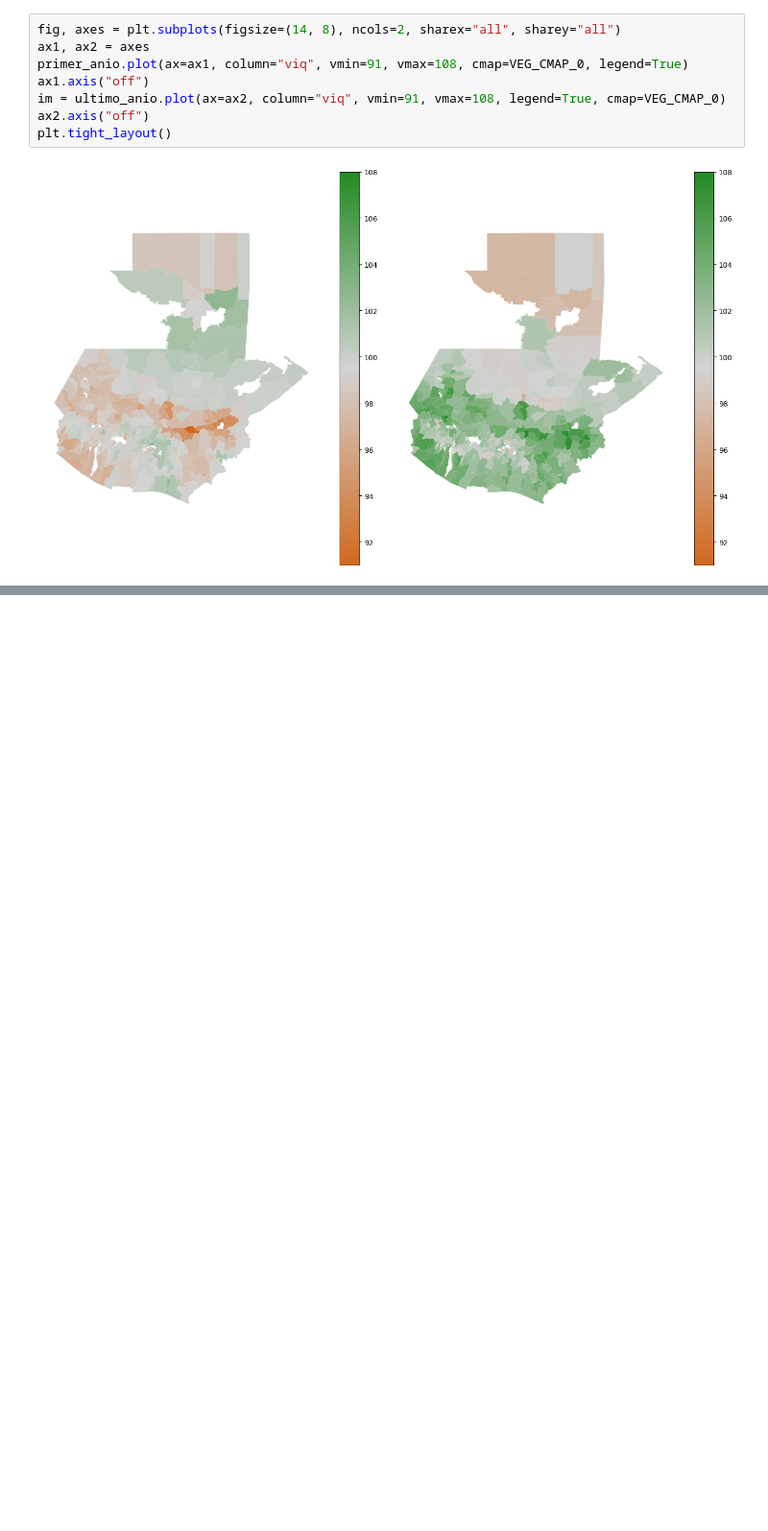
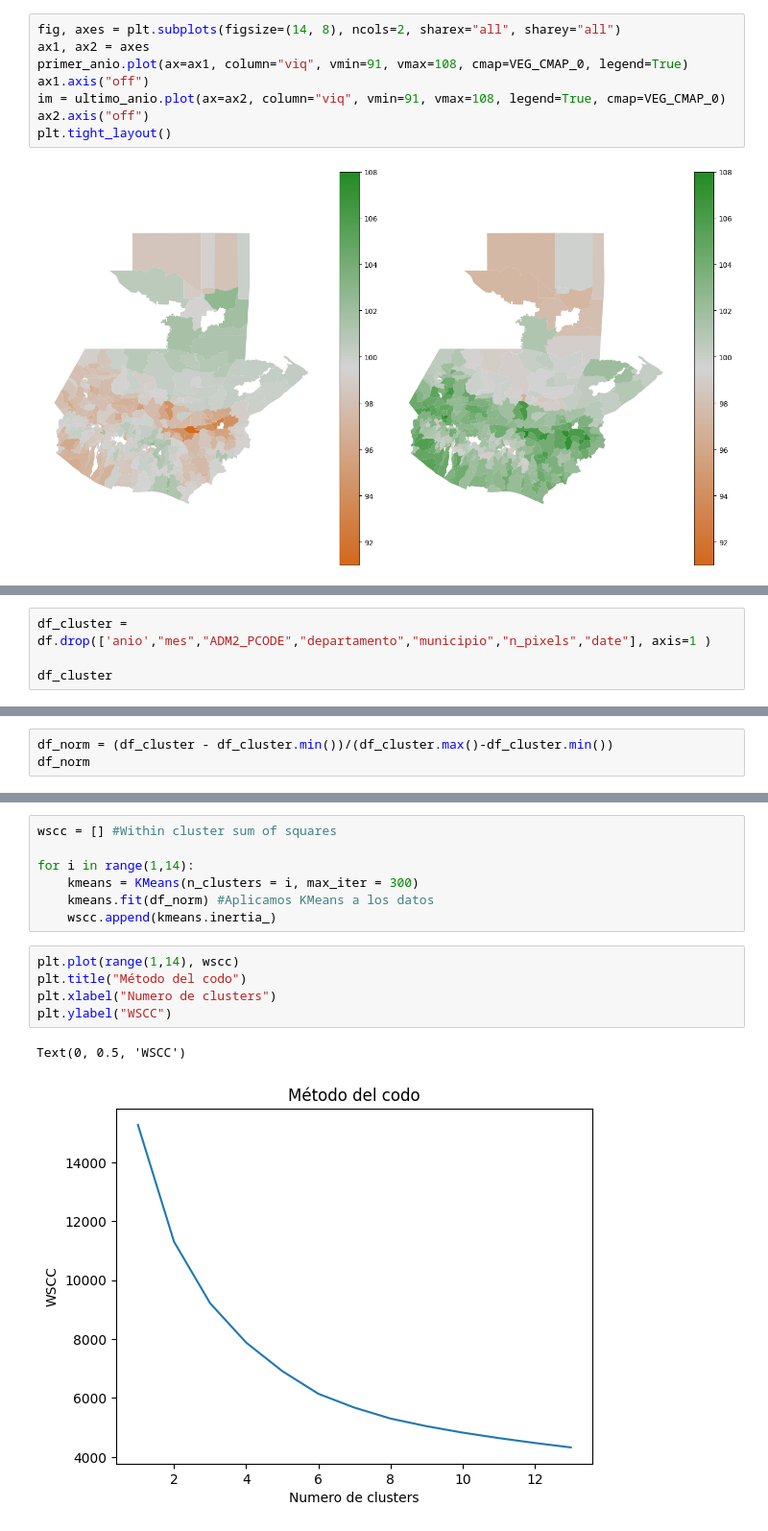
Before and after one commit to ManuelAlejandroMartinezFlores/ProyectoMineria, a Jupyter notebook: eda.ipynb, the cells around one changed output, grey strips where cells are left out. Shown at 96% size. Cells and saved outputs as stored; diff of their text form; blank space fills up the shorter version.

Commit message:
clustering
👍🏻

```diff
--- a/eda.ipynb
+++ b/eda.ipynb
@@ -363,0 +375,4 @@ plt.tight_layout()
+# %%
+df_cluster = df.drop(['anio',"mes","ADM2_PCODE","departamento","municipio","n_pixels","date"], axis=1 )
+
+df_cluster
@@ -363,0 +393,3 @@ plt.tight_layout()
+# %%
+df_norm = (df_cluster - df_cluster.min())/(df_cluster.max()-df_cluster.min())
+df_norm
@@ -363,0 +410,15 @@ plt.tight_layout()
+# %%
+wscc = [] #Within cluster sum of squares
+
+for i in range(1,14):
+    kmeans = KMeans(n_clusters = i, max_iter = 300)
+    kmeans.fit(df_norm) #Aplicamos KMeans a los datos
+    wscc.append(kmeans.inertia_)
+# %%
+plt.plot(range(1,14), wscc)
+plt.title("Método del codo")
+plt.xlabel("Numero de clusters")
+plt.ylabel("WSCC")
+# %% [output]
+Text(0, 0.5, 'WSCC')
+[figure, added]
```
Also changed, not shown: parts of 18 cells of this notebook, 1 other file.
